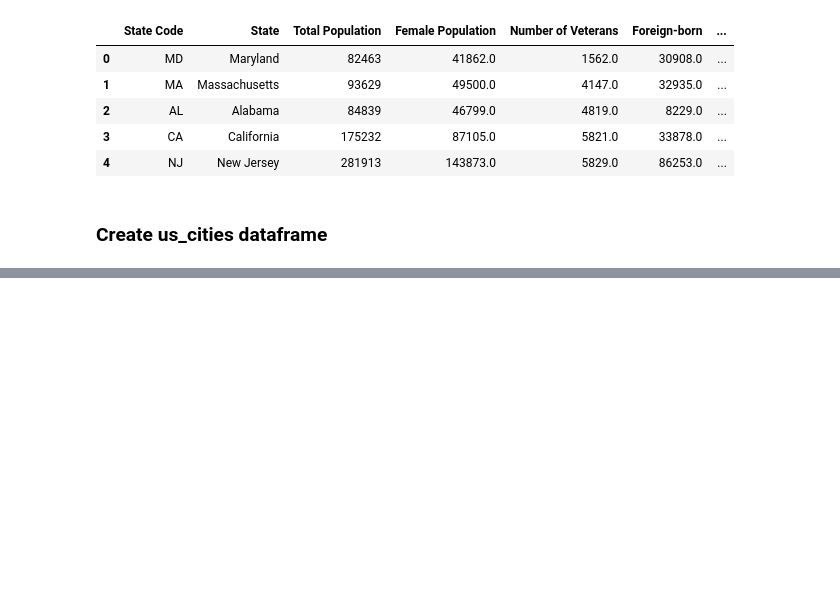
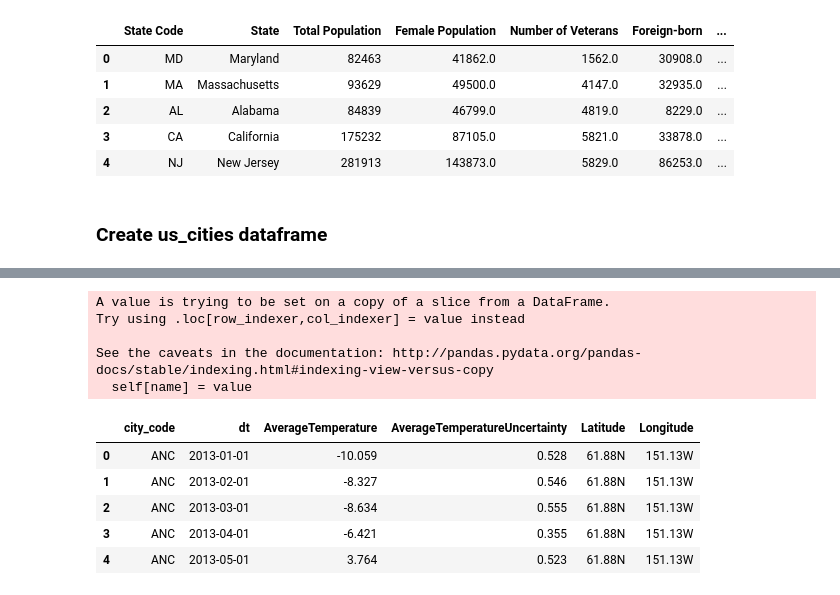
Before and after one commit to sahil350/us_immigrations, a Jupyter notebook: data_builder.ipynb, the cells around one changed output, grey strips where cells are left out. Saved outputs shown, nothing was run; the diff lists cells and outputs as text; code cells hidden in the pictures; blank space fills up the shorter version.

```diff
--- a/data_builder.ipynb
+++ b/data_builder.ipynb
@@ -314,0 +404,21 @@ us_cities.to_csv('us_cities.csv')
+# %%
+us_temp_df.City = us_temp_df.City.str.lower()
+# %% [output]
+A value is trying to be set on a copy of a slice from a DataFrame.
+Try using .loc[row_indexer,col_indexer] = value instead
+
+See the caveats in the documentation: http://pandas.pydata.org/pandas-docs/stable/indexing.html#indexing-view-versus-copy
+  self[name] = value
+# %%
+us_temp_df = us_city_code.merge(us_temp_df, left_on='city', right_on='City').\
+        drop(['Country', 'City', 'city', 'state_code'], axis=1).\
+        rename(columns={'code':'city_code'})
+# %%
+us_temp_df.head()
+# %% [output]
+|  | city_code | dt | AverageTemperature | AverageTemperatureUncertainty | Latitude | Longitude |
+| 0 | ANC | 2013-01-01 | -10.059 | 0.528 | 61.88N | 151.13W |
+| 1 | ANC | 2013-02-01 | -8.327 | 0.546 | 61.88N | 151.13W |
+| 2 | ANC | 2013-03-01 | -8.634 | 0.555 | 61.88N | 151.13W |
+| 3 | ANC | 2013-04-01 | -6.421 | 0.355 | 61.88N | 151.13W |
+| 4 | ANC | 2013-05-01 | 3.764 | 0.523 | 61.88N | 151.13W |
```
Also changed, not shown: parts of 12 cells of this notebook.
